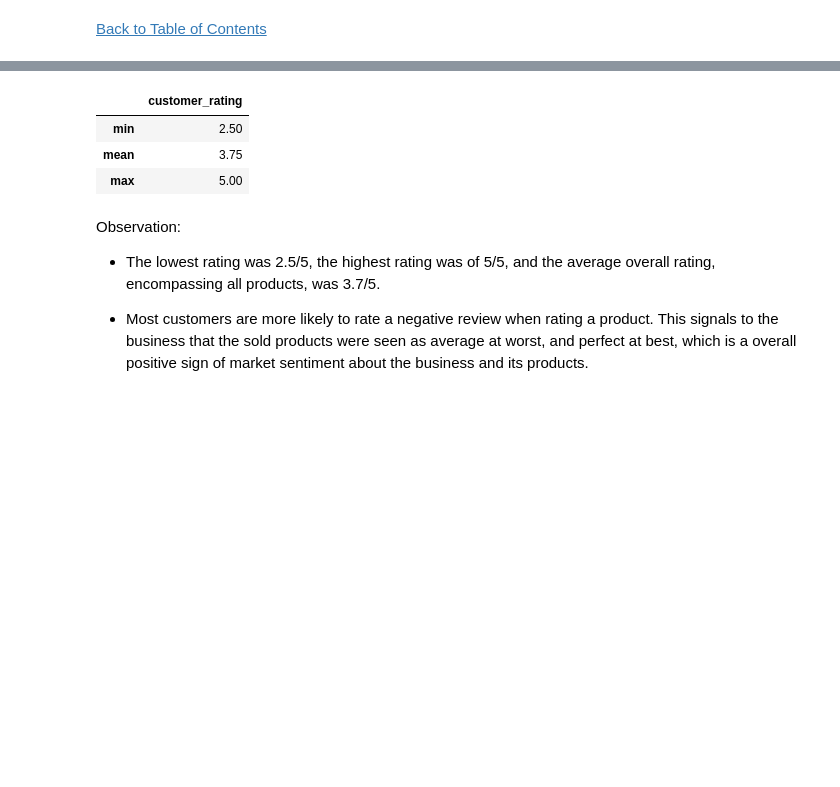
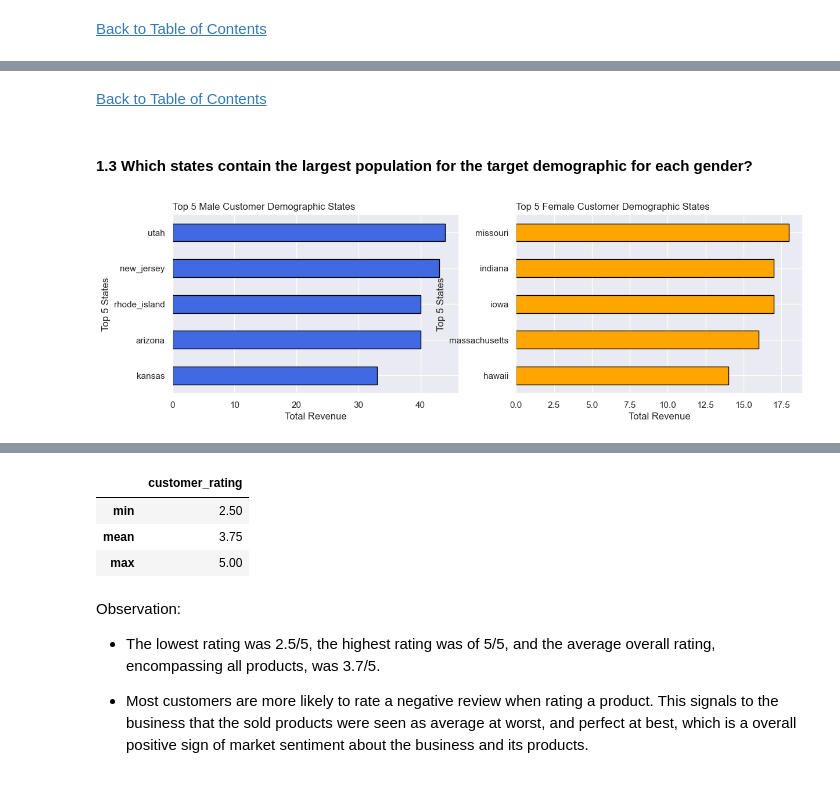
Before and after one commit to jasondo-da/shopping_behavior_analysis, a Jupyter notebook: shopping_behavior_analysis.ipynb, the cells around one changed output, grey strips where cells are left out. Drawn from its saved outputs; the diff is of its cells as text; code cells hidden in the pictures; blank space fills up the shorter version.

```diff
--- a/shopping_behavior_analysis.ipynb
+++ b/shopping_behavior_analysis.ipynb
@@ -582,0 +530,36 @@ Observation:
+# %% [markdown]
+[Back to Table of Contents](#back)
+# %% [markdown]
+#### 1.3 Which states contain the largest population for the target demographic for each gender?
+# %%
+# Setting figure size
+plt.figure(figsize=(16, 4))
+
+# It is also important to find which states has the largest demographic of male and female customers
+# are from so we have the option to perform more targeted marketing since our male and female customers
+# are widely different in age and cultural preferences.
+# To find where are our male demographic are from we first filter the genders column to equale males
+# and then we group the dataset by location and total the sum generated for those locations.
+plt.subplot(1, 2, 1)
+df[df['gender'] == 'male'].groupby('location')['gender'].count().sort_values().head(5).plot(kind='barh',
+                                                                                            color='royalblue',
+                                                                                            edgecolor='black')
+plt.title('Top 5 Male Customer Demographic States',
+          loc='left')
+plt.xlabel('Total Revenue')
+plt.ylabel('Top 5 States')
+
+# Now we are looking for the states with the largest groups of our female customers
+# To find where are our female demographic we filter the genders column to equal female
+# and then we group the dataset by location and total the sum generated for those locations.
+plt.subplot(1, 2, 2)
+df[df['gender'] == 'female'].groupby('location')['gender'].count().sort_values().head(5).plot(kind='barh',
+                                                                                              color='orange',
+                                                                                              edgecolor='black')
+plt.title('Top 5 Female Customer Demographic States',
+          loc='left')
+plt.xlabel('Total Revenue')
+plt.ylabel('Top 5 States')
+plt.show()
+# %% [output]
+[figure, added]
```
Also changed, not shown: parts of 37 cells of this notebook.
